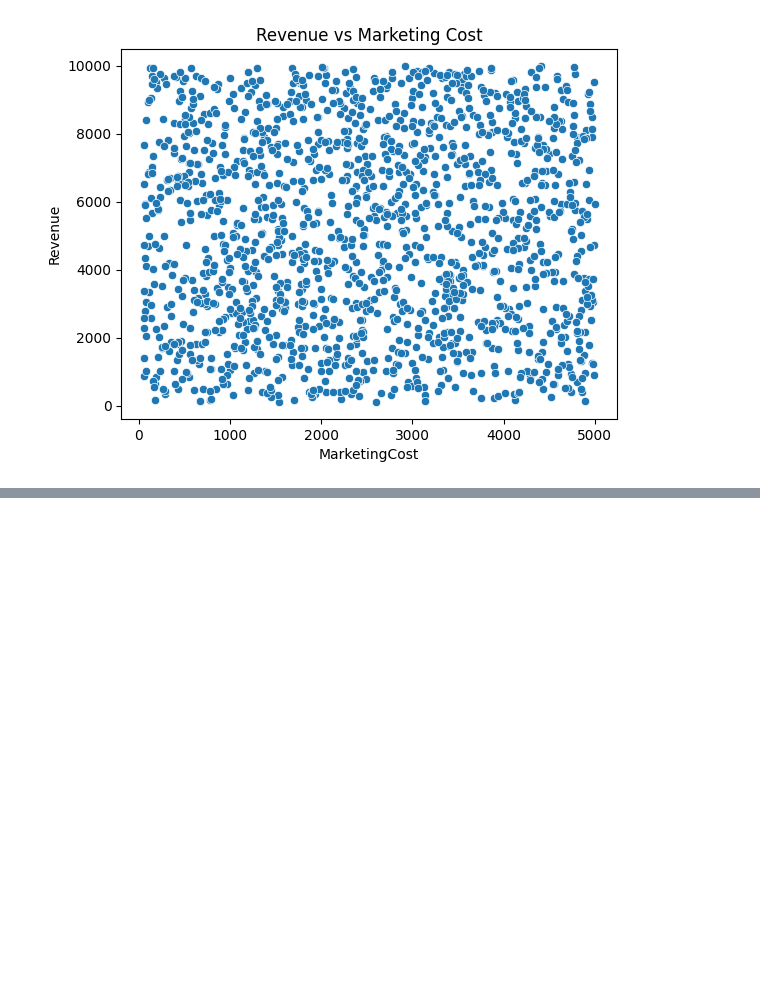
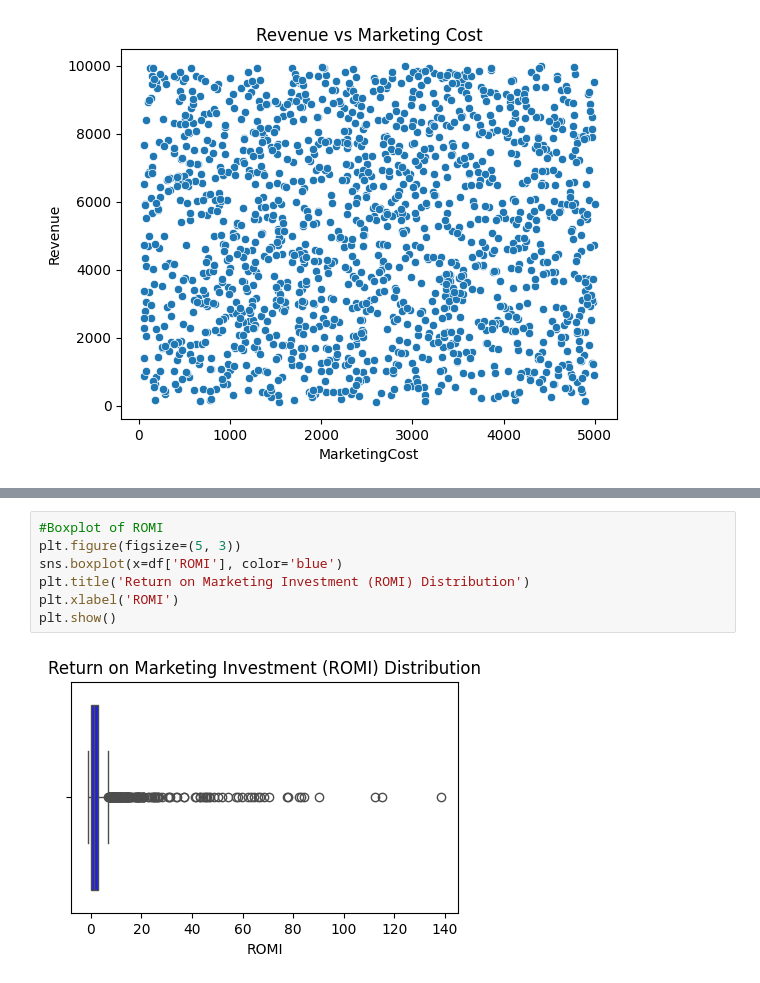
Before and after one commit to Allen-Ngbede/Sales-Forecasting-and-Marketing-Analysis, a Jupyter notebook: EDA.ipynb, the cells around one changed output, grey strips where cells are left out. Saved outputs shown, nothing was run; the diff lists cells and outputs as text; blank space fills up the shorter version.

```diff
--- a/EDA.ipynb
+++ b/EDA.ipynb
@@ -205,0 +240,9 @@ plt.show()
+# %%
+#Boxplot of ROMI
+plt.figure(figsize=(5, 3))
+sns.boxplot(x=df['ROMI'], color='blue')
+plt.title('Return on Marketing Investment (ROMI) Distribution')
+plt.xlabel('ROMI')
+plt.show()
+# %% [output]
+[figure, added]
```
Also changed, not shown: parts of 6 cells of this notebook.
